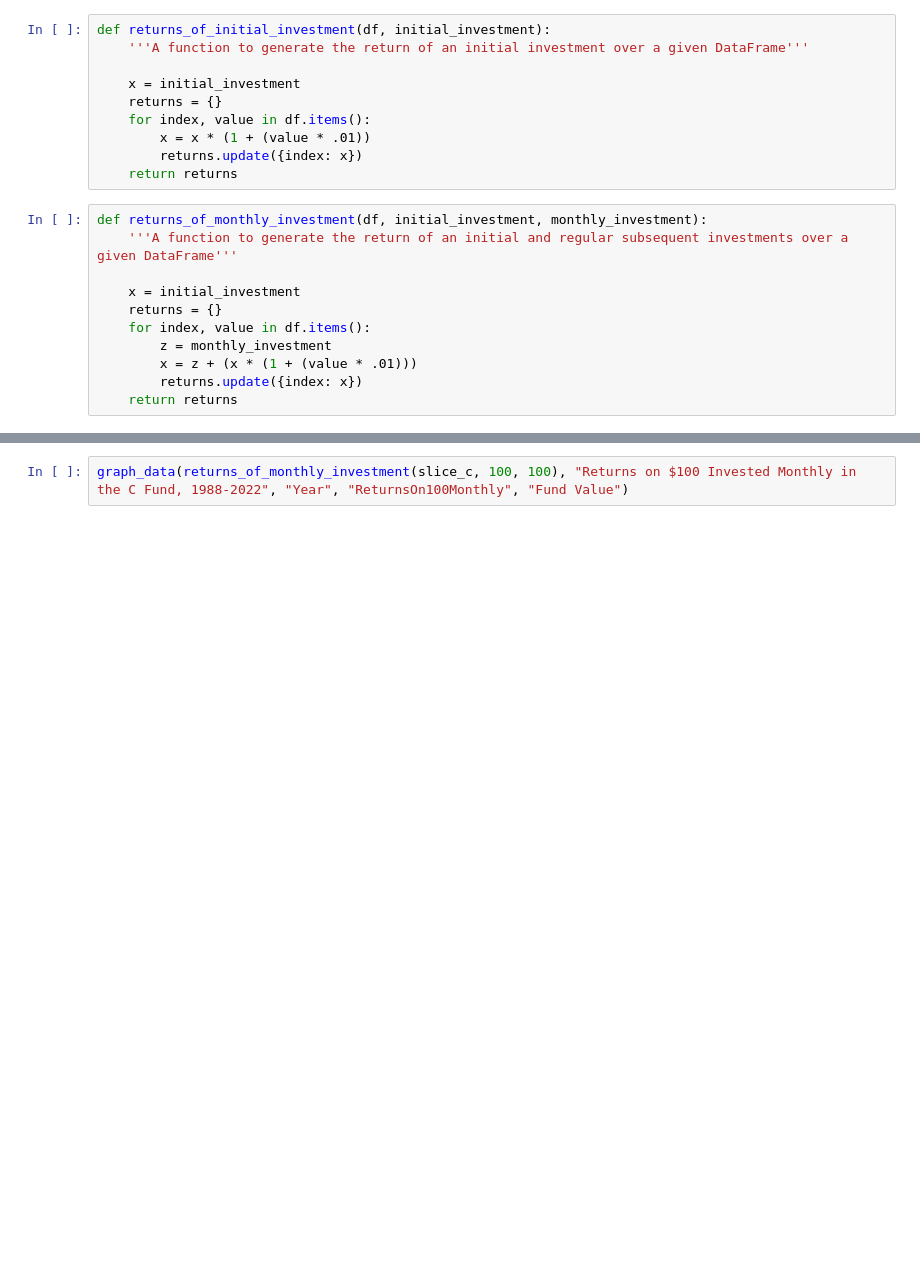
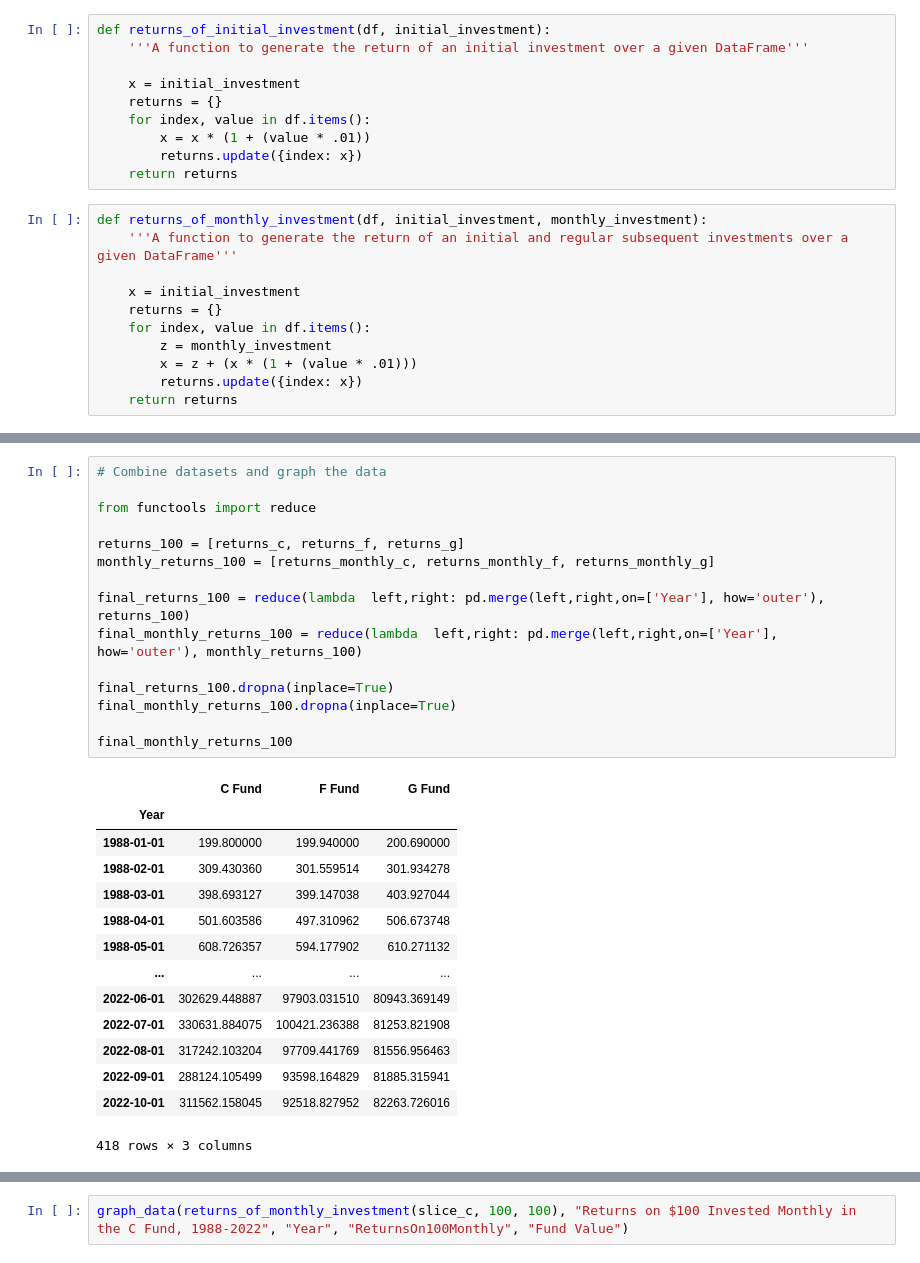
Before and after one commit to TSPstrategies/TSPCFundat35, a Jupyter notebook: C Fund Long Term Data_Final.ipynb, the cells around one changed output, grey strips where cells are left out. Saved outputs shown, nothing was run; the diff lists cells and outputs as text; blank space fills up the shorter version.

```diff
--- a/C Fund Long Term Data_Final.ipynb
+++ b/C Fund Long Term Data_Final.ipynb
@@ -172 +340,31 @@ returns_of_monthly_investment(slice_c, 100, 100)
+# %%
+# Combine datasets and graph the data
+
+from functools import reduce
+
+returns_100 = [returns_c, returns_f, returns_g]
+monthly_returns_100 = [returns_monthly_c, returns_monthly_f, returns_monthly_g]
+
+final_returns_100 = reduce(lambda  left,right: pd.merge(left,right,on=['Year'], how='outer'), returns_100)
+final_monthly_returns_100 = reduce(lambda  left,right: pd.merge(left,right,on=['Year'], how='outer'), monthly_returns_100)
+
+final_returns_100.dropna(inplace=True)
+final_monthly_returns_100.dropna(inplace=True)
+
+final_monthly_returns_100
+# %% [output]
+|  | C Fund | F Fund | G Fund |
+| Year |  |  |  |
+| 1988-01-01 | 199.800000 | 199.940000 | 200.690000 |
+| 1988-02-01 | 309.430360 | 301.559514 | 301.934278 |
+| 1988-03-01 | 398.693127 | 399.147038 | 403.927044 |
+| 1988-04-01 | 501.603586 | 497.310962 | 506.673748 |
+| 1988-05-01 | 608.726357 | 594.177902 | 610.271132 |
+| ... | ... | ... | ... |
+| 2022-06-01 | 302629.448887 | 97903.031510 | 80943.369149 |
+| 2022-07-01 | 330631.884075 | 100421.236388 | 81253.821908 |
+| 2022-08-01 | 317242.103204 | 97709.441769 | 81556.956463 |
+| 2022-09-01 | 288124.105499 | 93598.164829 | 81885.315941 |
+| 2022-10-01 | 311562.158045 | 92518.827952 | 82263.726016 |
+418 rows × 3 columns
 # %%
```
Also changed, not shown: parts of 11 cells of this notebook, 2 other files.
